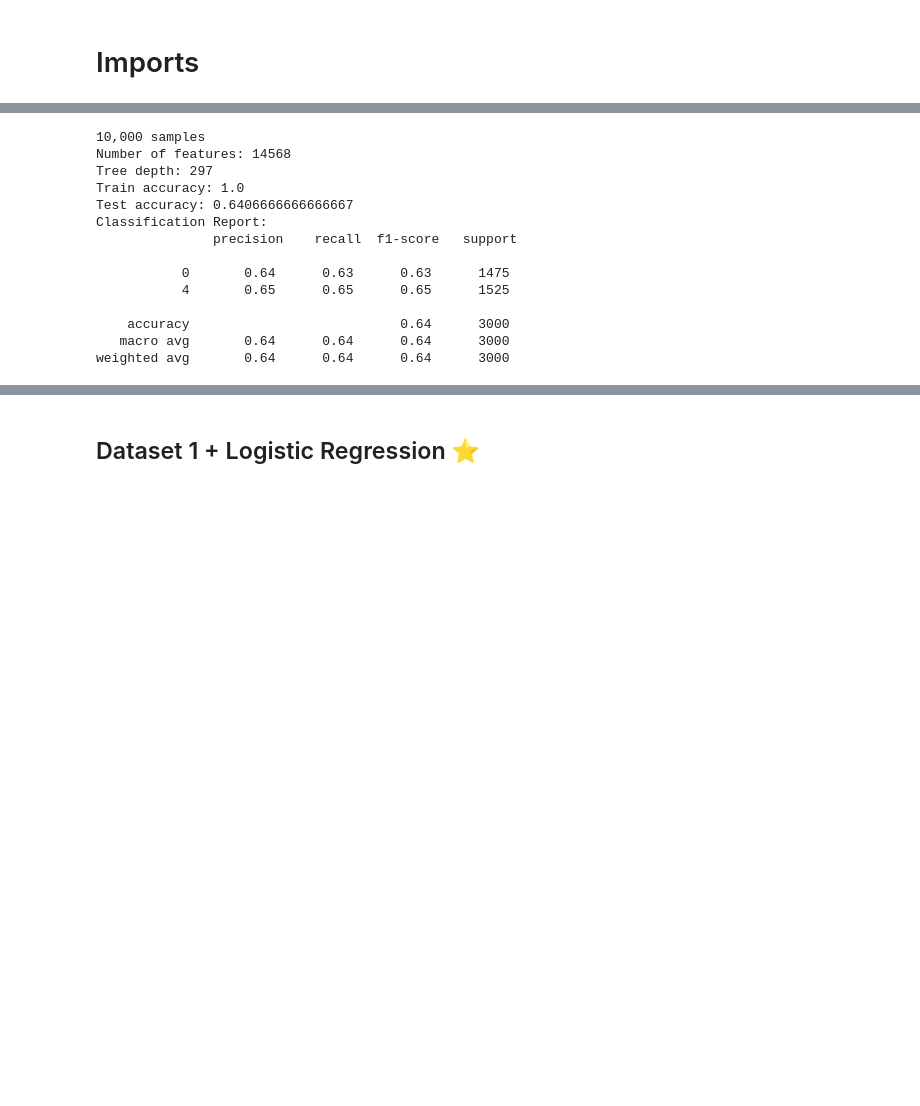
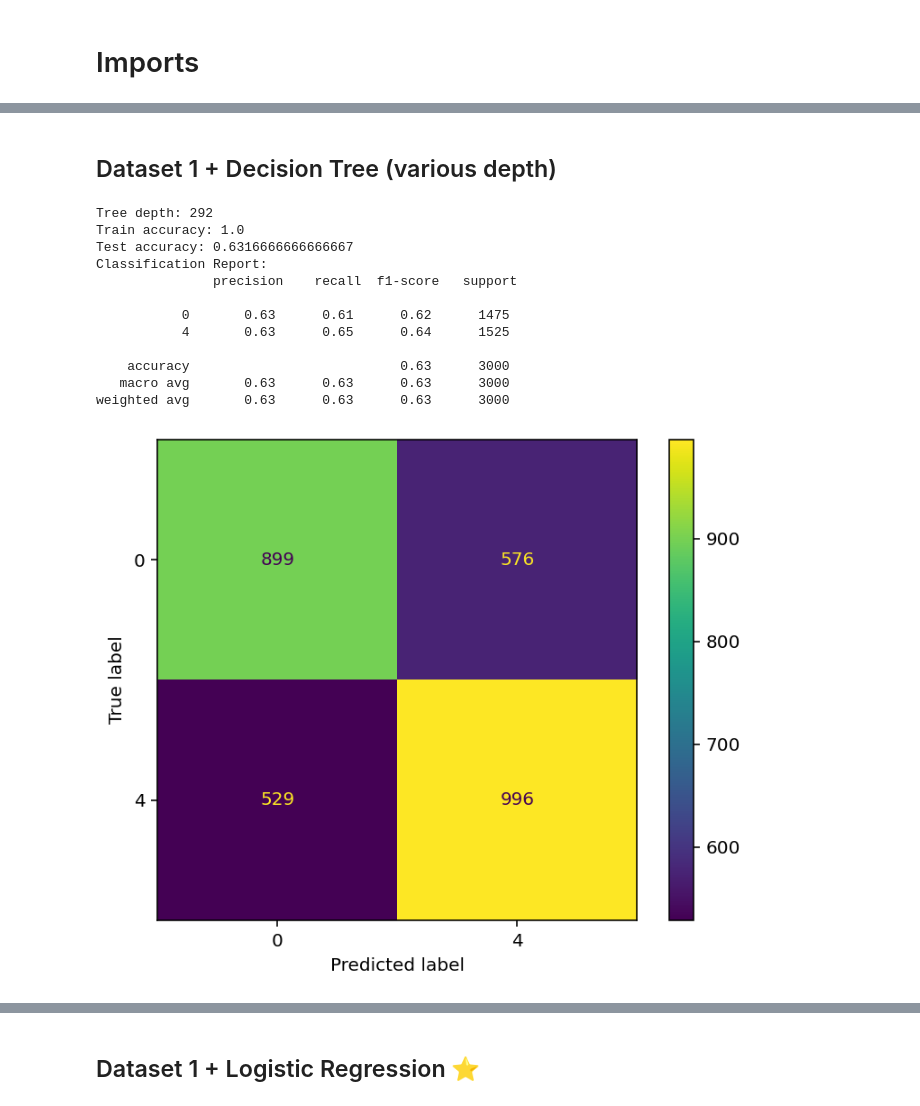
Before and after one commit to brayvid/sentiment-classifier, a Jupyter notebook: tweet_sentiment_classifier.ipynb, the cells around one changed output, grey strips where cells are left out. Cells and saved outputs as stored; diff of their text form; code cells hidden in the pictures; blank space fills up the shorter version.

```diff
--- a/tweet_sentiment_classifier.ipynb
+++ b/tweet_sentiment_classifier.ipynb
@@ -52,0 +70,6 @@ df_sample_10 = pd.read_csv('sentiment140_100000.csv')
+# %%
+cols = ['etc1','sentiment','id','date','etc2','username','text']
+# %%
+# N=10,000
+df_sample = pd.read_csv('sentiment140_10000.csv', names=cols, header=0)
+df_sample.sample(10,random_state=42)[['sentiment','text']]
@@ -53,42 +96,42 @@ df_sample_10 = pd.read_csv('sentiment140_100000.csv')
+# %%
+tweets = df_sample['text']
+labels = df_sample['sentiment']  # 4 for positive, 0 for negative
+
+# Train test split
+X_train, X_test, y_train, y_test = train_test_split(tweets, labels, test_size=0.3, random_state=42,stratify=labels)
+
+# Vectorize the tweets
+vectorizer = TfidfVectorizer()
+X_train_vec = vectorizer.fit_transform(X_train)
+X_test_vec = vectorizer.transform(X_test)
+# %% [markdown]
+## Dataset 1 + Decision Tree (various depth)
 # %%
-print("10,000 samples")
-# Sample data and labels
-tweets = df_sample_1.iloc[:,6]
-labels = df_sample_1.iloc[:,1]  # 1 for positive, 0 for negative
-
-# Splitting the dataset
-X_train, X_test, y_train, y_test = train_test_split(tweets, labels, test_size=0.3, random_state=42)
-
-# Vectorizing the data
-vectorizer = TfidfVectorizer()
-X_train_vec = vectorizer.fit_transform(X_train)
-X_test_vec = vectorizer.transform(X_test)
-
-print('Number of features:', len(vectorizer.get_feature_names_out()))
-
-# Training the decision tree (can be slow)
-clf = DecisionTreeClassifier() # no depth limit
+# Training the decision tree
+clf = DecisionTreeClassifier() # no depth limit (can be slow)
 clf.fit(X_train_vec, y_train)
 
 # Predicting and evaluating
 y_pred = clf.predict(X_test_vec)
 print("Tree depth:", clf.get_depth())
 print("Train accuracy:", clf.score(X_train_vec,y_train))
 print("Test accuracy:", accuracy_score(y_test, y_pred))
 print("Classification Report:\n", classification_report(y_test, y_pred))
+
+ConfusionMatrixDisplay.from_estimator(clf, X_test_vec, y_test)
+plt.show()
 # %% [output]
-10,000 samples
-Number of features: 14568
-Tree depth: 297
+Tree depth: 292
 Train accuracy: 1.0
-Test accuracy: 0.6406666666666667
+Test accuracy: 0.6316666666666667
 Classification Report:
                precision    recall  f1-score   support
 
-           0       0.64      0.63      0.63      1475
-           4       0.65      0.65      0.65      1525
+           0       0.63      0.61      0.62      1475
+           4       0.63      0.65      0.64      1525
 
-    accuracy                           0.64      3000
-   macro avg       0.64      0.64      0.64      3000
-weighted avg       0.64      0.64      0.64      3000
+    accuracy                           0.63      3000
+   macro avg       0.63      0.63      0.63      3000
+weighted avg       0.63      0.63      0.63      3000
+[figure, added]
 # %%
```
Also changed, not shown: parts of 70 cells of this notebook, 2 other files.
